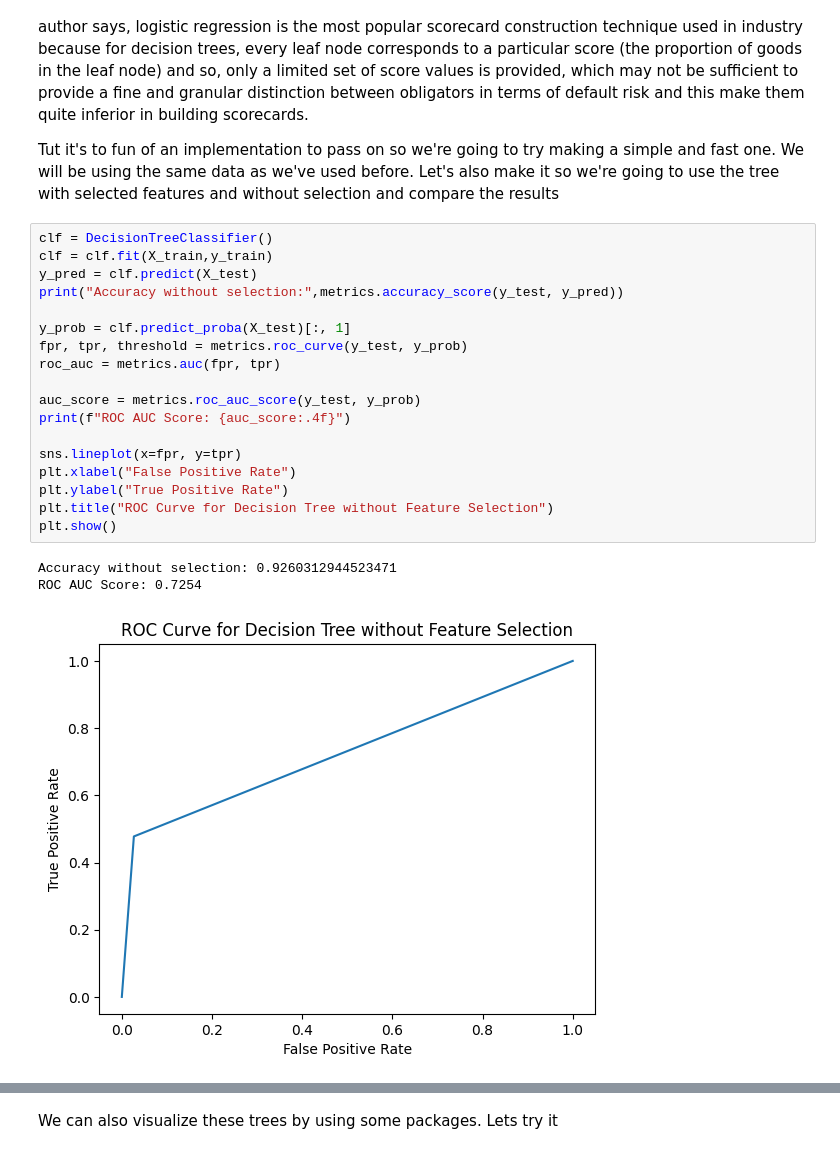
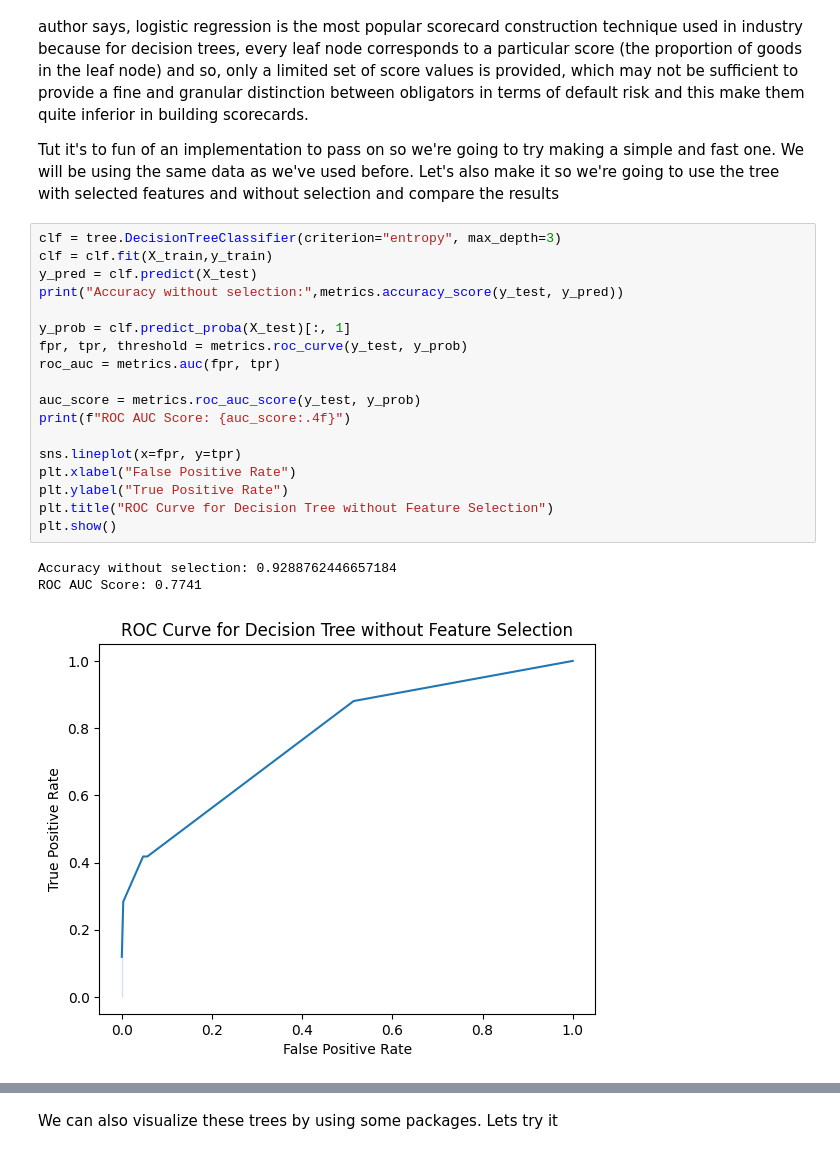
Before and after one commit to gtazevedo/cra_mtae_sas_in_py, a Jupyter notebook: Chapter 5 - Credit Scoring.ipynb, the cells around one changed output, grey strips where cells are left out. Cells and saved outputs as stored; diff of their text form.

Commit message:
Fix last commit with the correct decision tree

```diff
--- a/Chapter 5 - Credit Scoring.ipynb
+++ b/Chapter 5 - Credit Scoring.ipynb
@@ -445,25 +445,25 @@ As far as I've read, there's not an example on decision trees on the book. I bel
 
 Tut it's to fun of an implementation to pass on so we're going to try making a simple and fast one. We will be using the same data as we've used before. Let's also make it so we're going to use the tree with selected features and without selection and compare the results
 # %%
-clf = DecisionTreeClassifier()
+clf = tree.DecisionTreeClassifier(criterion="entropy", max_depth=3)
 clf = clf.fit(X_train,y_train)
 y_pred = clf.predict(X_test)
 print("Accuracy without selection:",metrics.accuracy_score(y_test, y_pred))
 
 y_prob = clf.predict_proba(X_test)[:, 1]
 fpr, tpr, threshold = metrics.roc_curve(y_test, y_prob)
 roc_auc = metrics.auc(fpr, tpr)
 
 auc_score = metrics.roc_auc_score(y_test, y_prob)
 print(f"ROC AUC Score: {auc_score:.4f}")
 
 sns.lineplot(x=fpr, y=tpr)
 plt.xlabel("False Positive Rate")
 plt.ylabel("True Positive Rate")
 plt.title("ROC Curve for Decision Tree without Feature Selection")
 plt.show()
 # %% [output]
-Accuracy without selection: 0.9260312944523471
-ROC AUC Score: 0.7254
+Accuracy without selection: 0.9288762446657184
+ROC AUC Score: 0.7741
-[figure, old version]
+[figure, new version]
 # %%
```
Also changed, not shown: parts of 9 cells of this notebook.
